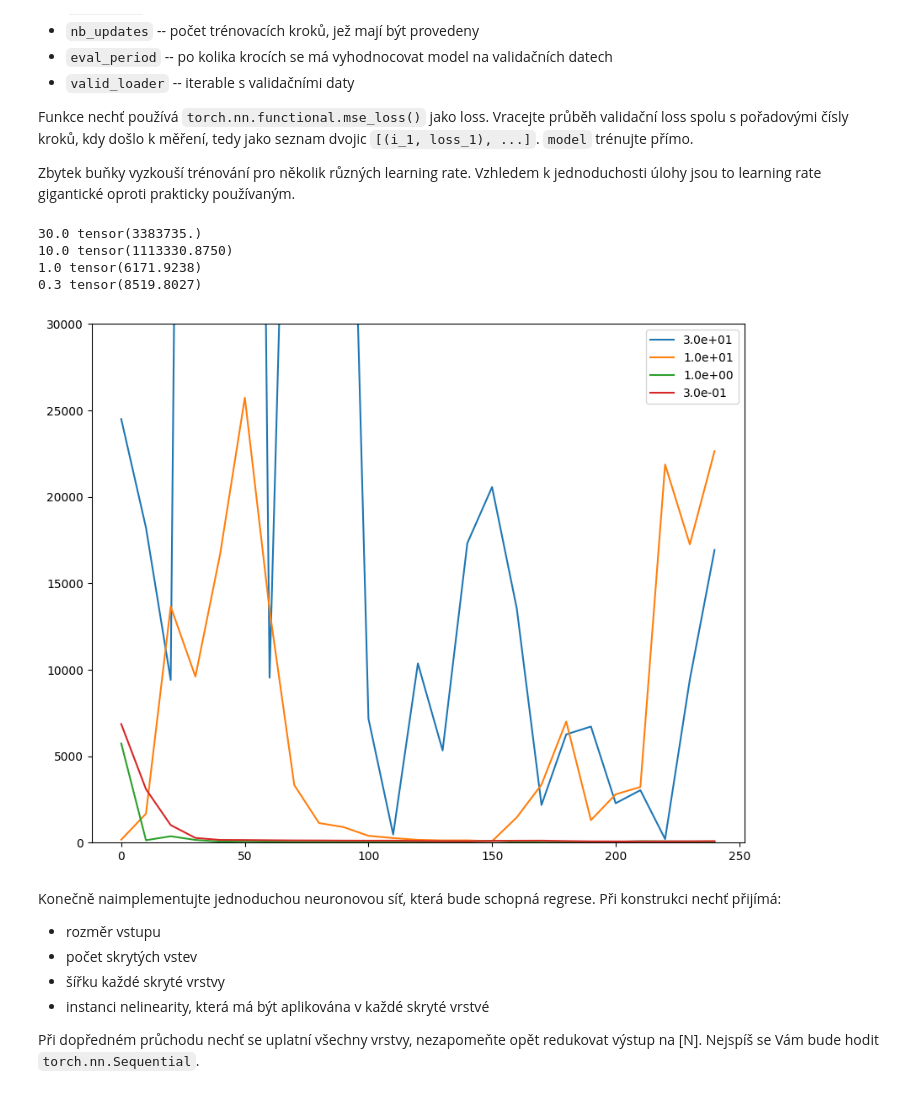
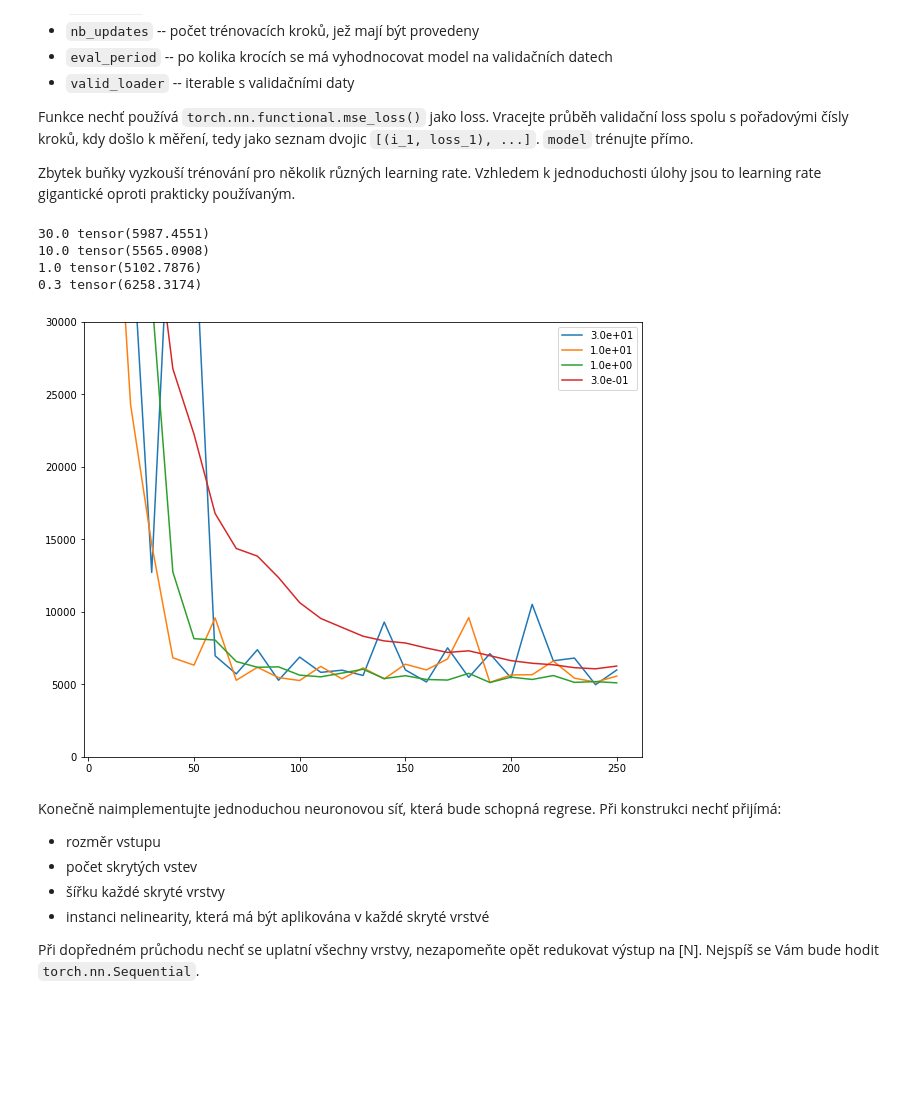
Before and after one commit to MichalPysik/SUI-projects, a Jupyter notebook: 3-neuralnets/zadani.ipynb, the cells around one changed output. Saved outputs shown, nothing was run; the diff lists cells and outputs as text; code cells hidden in the pictures; blank space fills up the shorter version.

```diff
--- a/3-neuralnets/zadani.ipynb
+++ b/3-neuralnets/zadani.ipynb
@@ -105,10 +105,7 @@ class LinearRegression(torch.nn.Module):
         return self.linear(x).squeeze(1)
 
     def l2_norm(self):
-        #return torch.linalg.norm(next(self.parameters()), dim=1)
-        #print(torch.nn.functional.normalize(next(self.parameters()), p=2, dim=1))
-        #return torch.norm(next(self.parameters()), dim=1)
-        return torch.norm(next(self.parameters()), dim=1)
+        return torch.norm(next(self.parameters()))
 # %% [markdown]
 Naimplementujte funkci pro trénování modelu takového modelu.
 Funkce přijímá:
@@ -322,7 +313,7 @@ Vracejte průběh validační loss spolu s pořadovými čísly kroků, kdy doš
 Zbytek buňky vyzkouší trénování pro několik různých learning rate.
 Vzhledem k jednoduchosti úlohy jsou to learning rate gigantické oproti prakticky používaným.
 # %%
-train_loader = torch.utils.data.DataLoader(train_dataset, batch_size=32)
+train_loader = torch.utils.data.DataLoader(train_dataset, batch_size=32, shuffle=True)
 
 from itertools import cycle
 train_stream = cycle(train_loader)
@@ -330,45 +321,41 @@ train_stream = cycle(train_loader)
 def train(model, train_stream, optimizer, nb_updates, eval_period, valid_loader):
     valid_progress = []
 
     model.train()
-    for i in range(nb_updates):
+    for i in range(1, nb_updates+1):
         optimizer.zero_grad()
         X, t = next(train_stream)
         pred_y = model(X)
         loss = torch.nn.functional.mse_loss(pred_y, t)
         loss.backward()
         optimizer.step()
 
         if i % eval_period == 0:
-            losses = 0
-            for val_X, val_t in valid_loader:
-                val_pred_y = model(val_X)
-                val_loss = torch.nn.functional.mse_loss(val_pred_y, val_t).item()
-                losses += val_loss
-            valid_progress.append((i, losses / len(valid_loader.dataset)))
+            val_loss = evaluate(model, valid_loader)
+            valid_progress.append((i, val_loss))
 
     return valid_progress
 
 def lr_progress(lr):
     linear_predictor = LinearRegression(train_dataset.in_dim)
     optimizer = torch.optim.Adam(linear_predictor.parameters(), lr)
     progress = train(linear_predictor, train_stream, optimizer, 250, 10, valid_loader)
     print(lr, evaluate(linear_predictor, valid_loader))
     return progress
 
 plt.figure(figsize=(10, 8))
 for lr in [3e+1, 1e+1, 1e+0, 3e-1]:
     progress = lr_progress(lr)
     plt.plot([item[0] for item in progress], [item[1] for item in progress], label=f"{lr:.1e}")
 plt.legend()
 plt.ylim(0, 30000)
 plt.show()
 # %% [output]
-30.0 tensor(3383735.)
-10.0 tensor(1113330.8750)
-1.0 tensor(6171.9238)
-0.3 tensor(8519.8027)
+30.0 tensor(5987.4551)
+10.0 tensor(5565.0908)
+1.0 tensor(5102.7876)
+0.3 tensor(6258.3174)
-[figure, old version]
+[figure, new version]
 # %% [markdown]
 Konečně naimplementujte jednoduchou neuronovou síť, která bude schopná regrese.
 Při konstrukci nechť přijímá:
```
Also changed, not shown: parts of 7 cells of this notebook.
